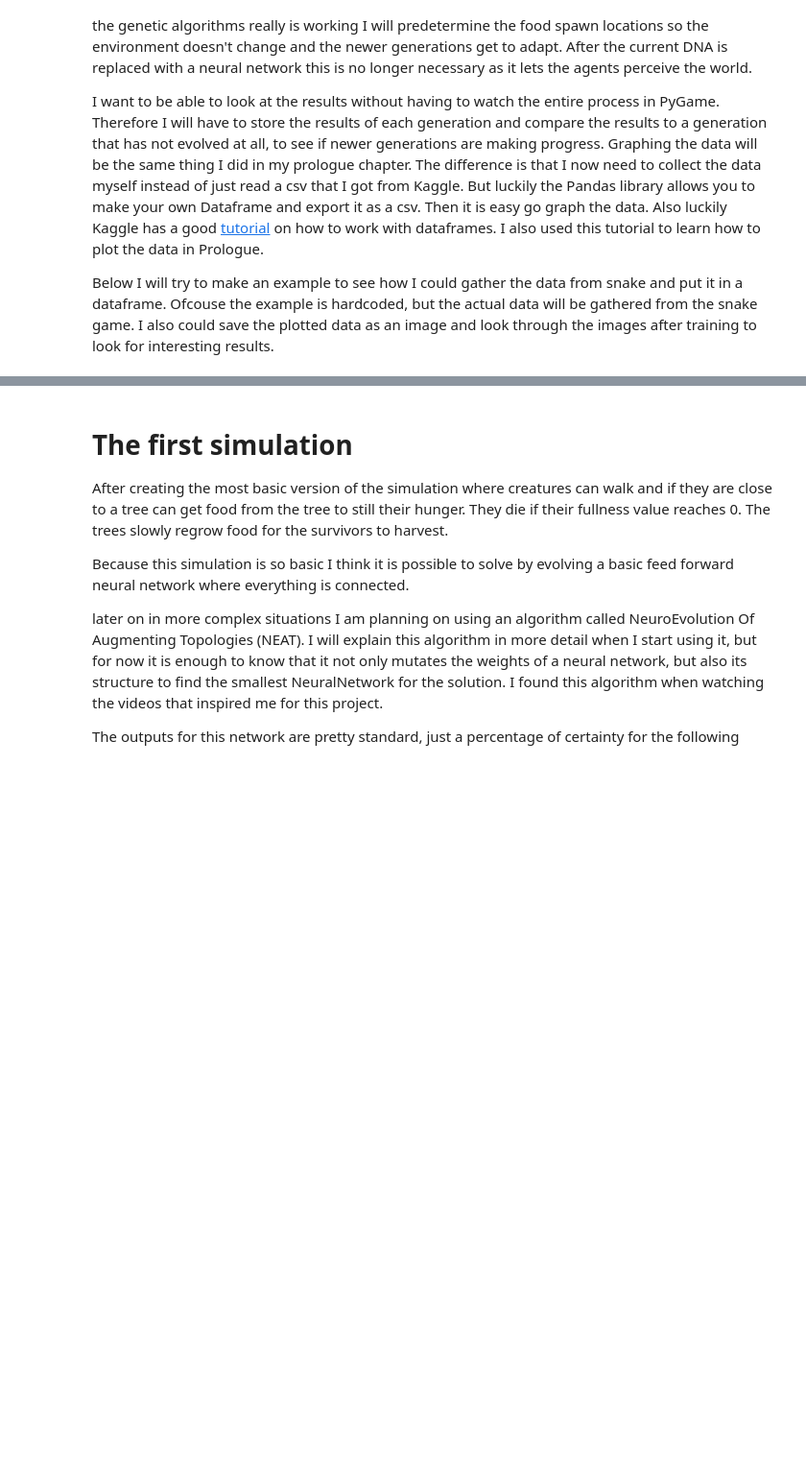
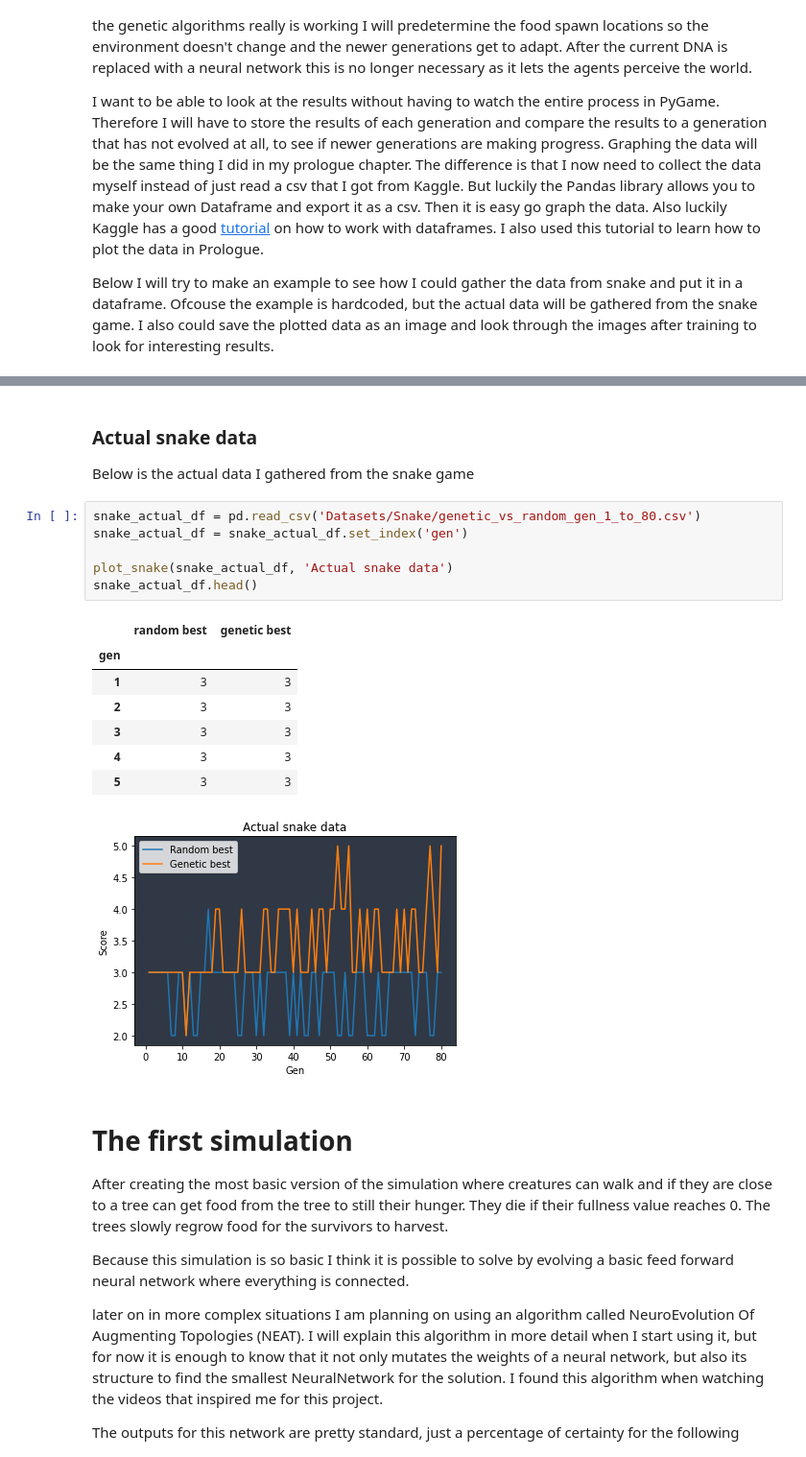
Before and after one commit to MatthijsFontys/AISocietyIndividualProject, a Jupyter notebook: Prologue.ipynb, the cells around one changed output, grey strips where cells are left out. Shown: that part at 96% size. Drawn from its saved outputs; the diff is of its cells as text; blank space fills up the shorter version.

```diff
--- a/Prologue.ipynb
+++ b/Prologue.ipynb
@@ -423,3 +408,22 @@ snake_actual_df.head()
+# %% [markdown]
+### Actual snake data
+
+Below is the actual data I gathered from the snake game
+# %%
+snake_actual_df = pd.read_csv('Datasets/Snake/genetic_vs_random_gen_1_to_80.csv')
+snake_actual_df = snake_actual_df.set_index('gen')
+
+plot_snake(snake_actual_df, 'Actual snake data')
+snake_actual_df.head()
+# %% [output]
+|  | random best | genetic best |
+| gen |  |  |
+| 1 | 3 | 3 |
+| 2 | 3 | 3 |
+| 3 | 3 | 3 |
+| 4 | 3 | 3 |
+| 5 | 3 | 3 |
+[figure, added]
 # %% [markdown]
 # The first simulation
 
```
Also changed, not shown: parts of 10 cells of this notebook, 9 other files.
